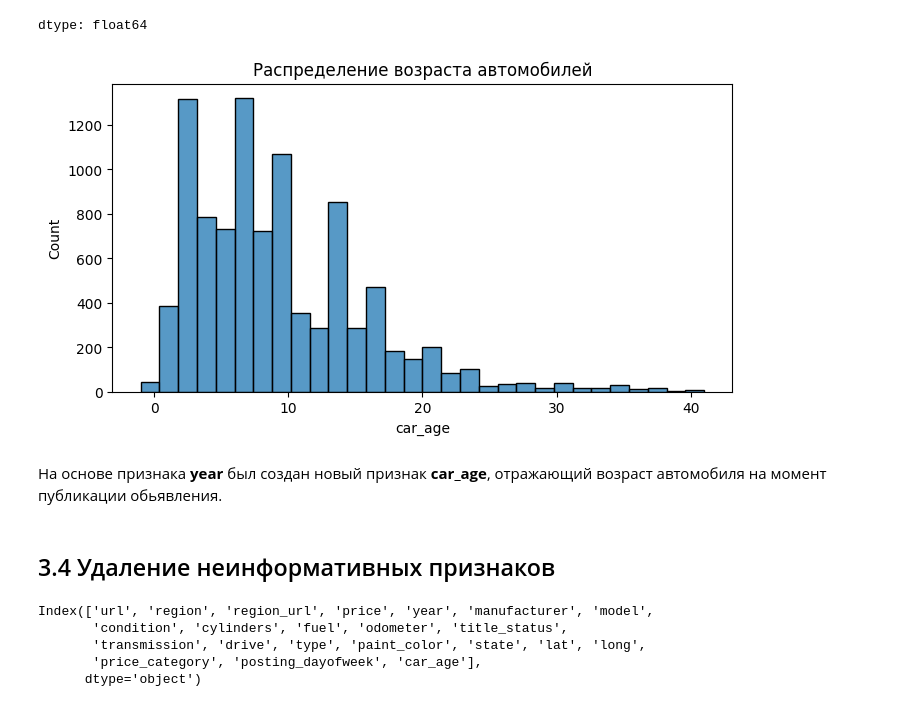
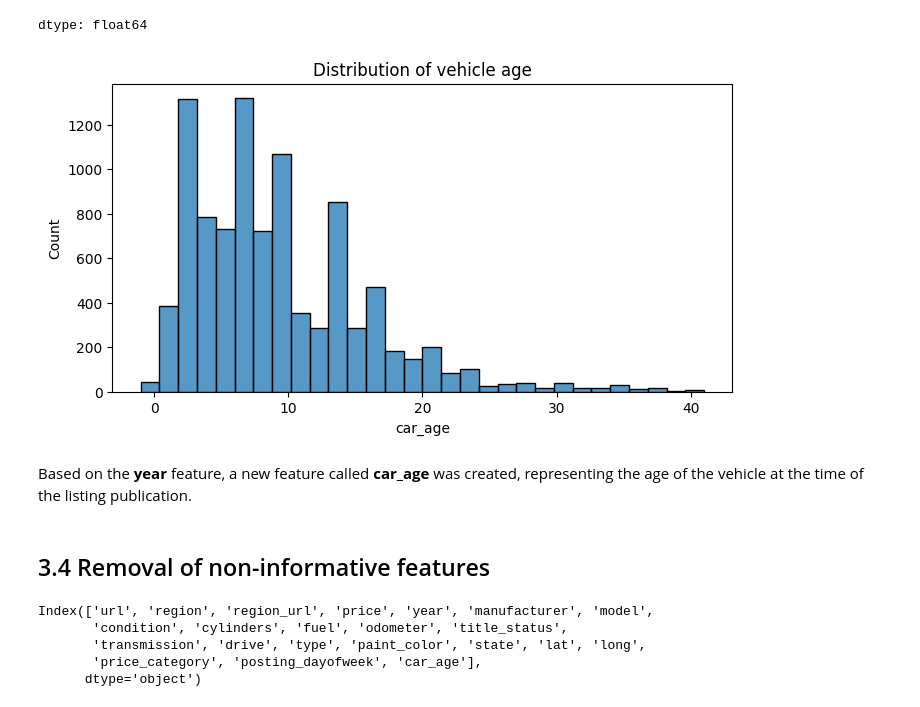
Before and after one commit to lllda06/DATA-ANALYSIS, a Jupyter notebook: Практика.ipynb, the cells around one changed output. Cells and saved outputs as stored; diff of their text form; code cells hidden in the pictures.

```diff
--- a/Практика.ipynb
+++ b/Практика.ipynb
@@ -497,17 +497,17 @@ dtype: float64
 # %%
 plt.figure(figsize=(8,4))
 sns.histplot(
     df['car_age'],
     bins=30
 )
-plt.title('Распределение возраста автомобилей')
+plt.title('Distribution of vehicle age')
 plt.show()
 # %% [output]
-[figure, old version]
+[figure, new version]
-# %% [markdown]
-На основе признака **year** был создан новый признак **car_age**, отражающий возраст автомобиля на момент публикации обьявления.
-# %% [markdown]
-## 3.4 Удаление неинформативных признаков
+# %% [markdown]
+Based on the **year** feature, a new feature called **car_age** was created, representing the age of the vehicle at the time of the listing publication.
+# %% [markdown]
+## 3.4 Removal of non-informative features
 # %%
 df.columns
 # %% [output]
```
Also changed, not shown: parts of 138 cells of this notebook.
